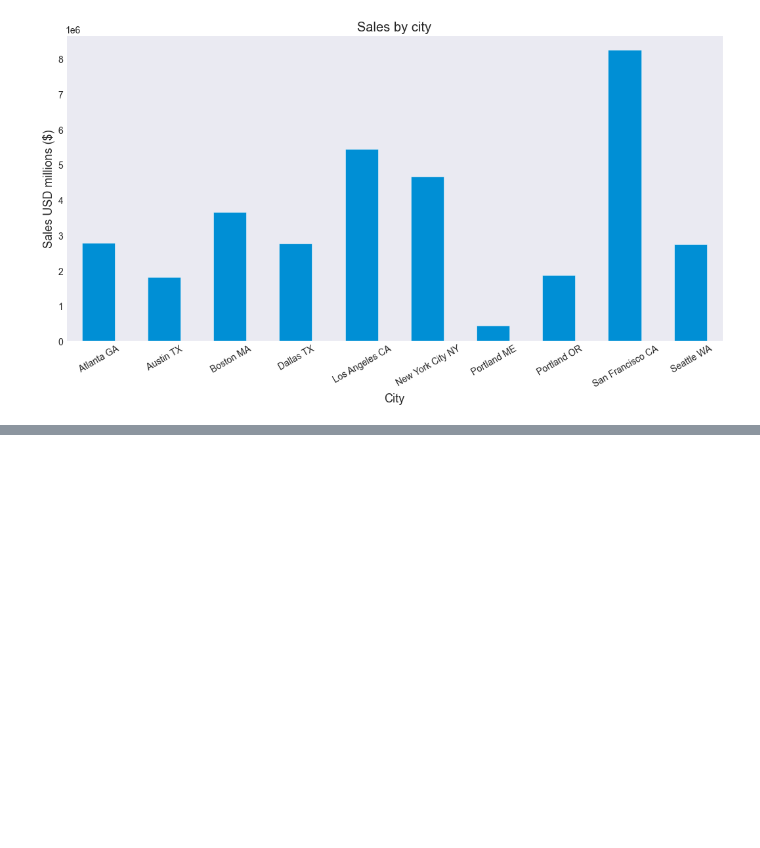
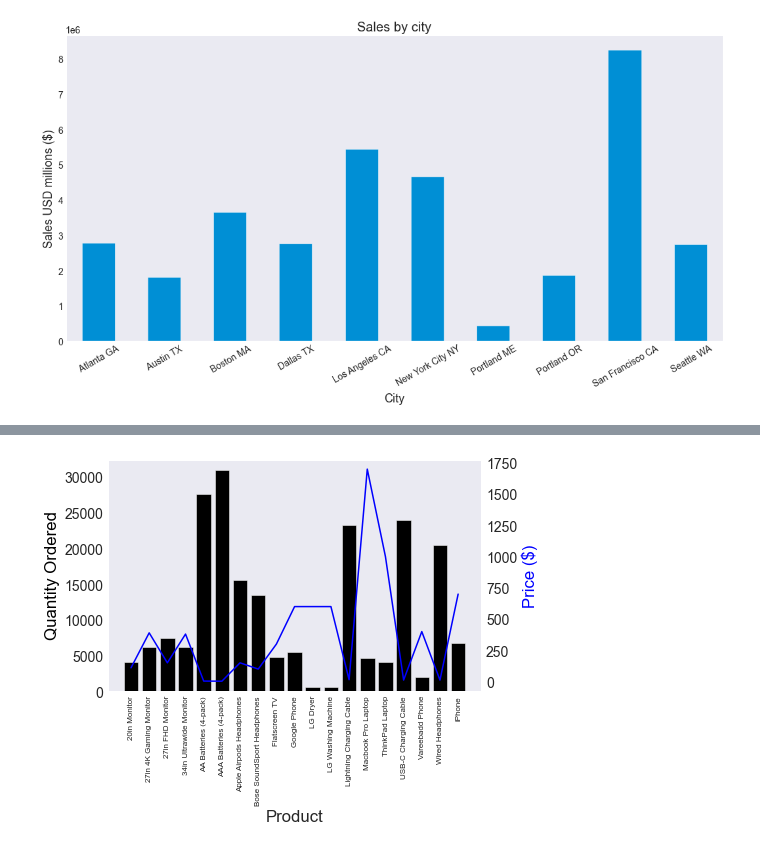
Before and after one commit to samuelgeev/Data-Cleaning, a Jupyter notebook: Data Cleaning.ipynb, the cells around one changed output, grey strips where cells are left out. Saved outputs shown, nothing was run; the diff lists cells and outputs as text; code cells hidden in the pictures; blank space fills up the shorter version.

```diff
--- a/Data Cleaning.ipynb
+++ b/Data Cleaning.ipynb
@@ -174,0 +318,4 @@ plt.show()
+# %%
+#Overlaying a second Y-axis (Prices) on existing chart
+prices = df.groupby('Product').mean()['Price Each']
+print(prices)
@@ -174,0 +340,16 @@ plt.show()
+# %%
+
+sns.set_style('dark')
+fig, ax1 = plt.subplots()
+
+ax2 = ax1.twinx()
+ax1.bar(products, quantity_ordered, color = 'black')
+ax2.plot(products, prices, 'b-', linewidth = 1.5)
+
+ax1.set_xlabel('Product')
+ax1.set_ylabel('Quantity Ordered', color = 'k')
+ax2.set_ylabel('Price ($)', color = 'b')
+ax1.set_xticklabels(products, rotation = 'vertical', size = 8)
+plt.show()
+# %% [output]
+[figure, added]
```
Also changed, not shown: parts of 16 cells of this notebook.
